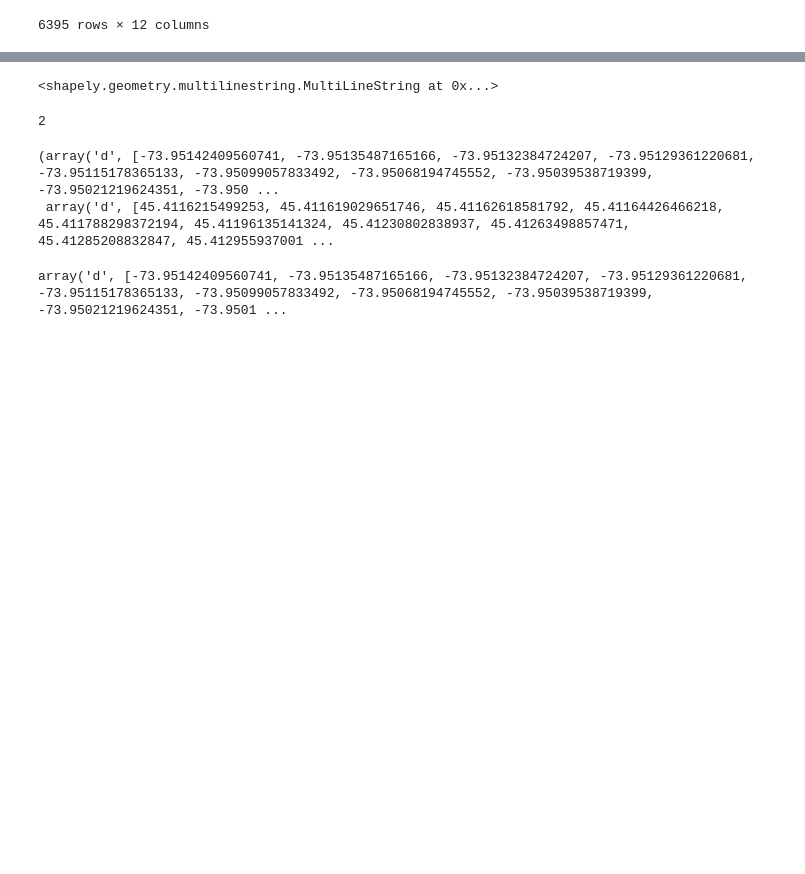
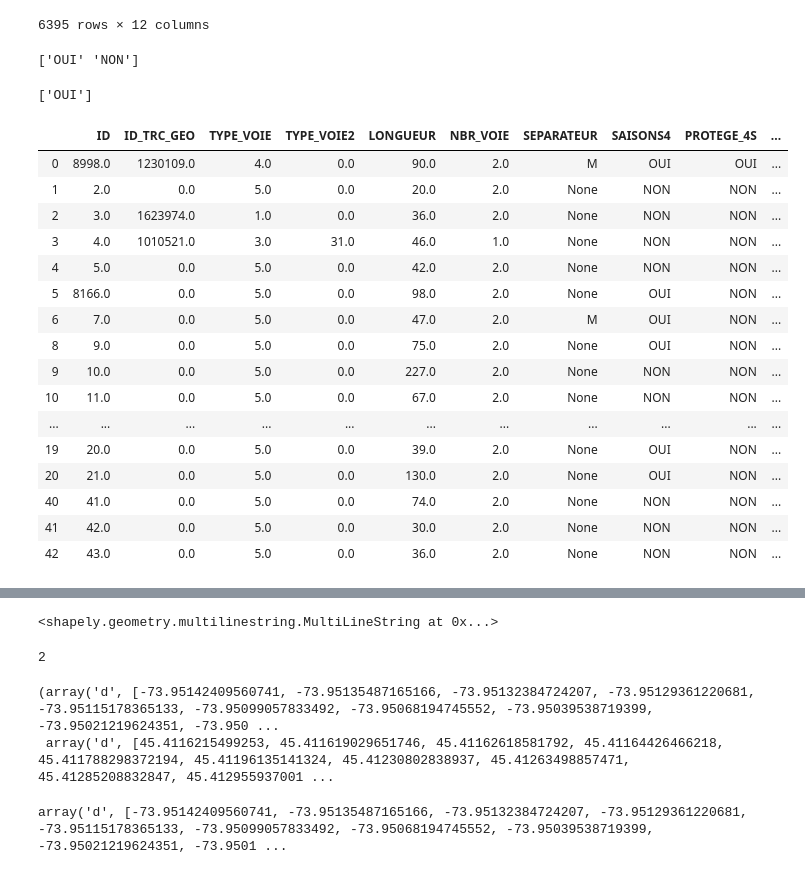
Before and after one commit to daviskia/ada-project-deep-penguin, a Jupyter notebook: BikePaths.ipynb, the cells around one changed output, grey strips where cells are left out. Saved outputs shown, nothing was run; the diff lists cells and outputs as text; code cells hidden in the pictures; blank space fills up the shorter version.

```diff
--- a/BikePaths.ipynb
+++ b/BikePaths.ipynb
@@ -30,3 +30,33 @@ bp
 | 6393 | 9057.0 | 9999.0 | 1.0 | 0.0 | 8.0 | 2.0 | M | NON | NON | ... |
 | 6394 | 9058.0 | 4012364.0 | 1.0 | 0.0 | 10.0 | 2.0 | M | NON | NON | ... |
 6395 rows × 12 columns
+# %%
+print(bp.Ville_MTL.unique())
+# %% [output]
+['OUI' 'NON']
+# %%
+bp = bp[bp['Ville_MTL']=='OUI']
+# %%
+print(bp.Ville_MTL.unique())
+# %% [output]
+['OUI']
+# %%
+bp[0:23]
+# %% [output]
+|  | ID | ID_TRC_GEO | TYPE_VOIE | TYPE_VOIE2 | LONGUEUR | NBR_VOIE | SEPARATEUR | SAISONS4 | PROTEGE_4S | ... |
+| 0 | 8998.0 | 1230109.0 | 4.0 | 0.0 | 90.0 | 2.0 | M | OUI | OUI | ... |
+| 1 | 2.0 | 0.0 | 5.0 | 0.0 | 20.0 | 2.0 | None | NON | NON | ... |
+| 2 | 3.0 | 1623974.0 | 1.0 | 0.0 | 36.0 | 2.0 | None | NON | NON | ... |
+| 3 | 4.0 | 1010521.0 | 3.0 | 31.0 | 46.0 | 1.0 | None | NON | NON | ... |
+| 4 | 5.0 | 0.0 | 5.0 | 0.0 | 42.0 | 2.0 | None | NON | NON | ... |
+| 5 | 8166.0 | 0.0 | 5.0 | 0.0 | 98.0 | 2.0 | None | OUI | NON | ... |
+| 6 | 7.0 | 0.0 | 5.0 | 0.0 | 47.0 | 2.0 | M | OUI | NON | ... |
+| 8 | 9.0 | 0.0 | 5.0 | 0.0 | 75.0 | 2.0 | None | OUI | NON | ... |
+| 9 | 10.0 | 0.0 | 5.0 | 0.0 | 227.0 | 2.0 | None | NON | NON | ... |
+| 10 | 11.0 | 0.0 | 5.0 | 0.0 | 67.0 | 2.0 | None | NON | NON | ... |
+| ... | ... | ... | ... | ... | ... | ... | ... | ... | ... | ... |
+| 19 | 20.0 | 0.0 | 5.0 | 0.0 | 39.0 | 2.0 | None | OUI | NON | ... |
+| 20 | 21.0 | 0.0 | 5.0 | 0.0 | 130.0 | 2.0 | None | OUI | NON | ... |
+| 40 | 41.0 | 0.0 | 5.0 | 0.0 | 74.0 | 2.0 | None | NON | NON | ... |
+| 41 | 42.0 | 0.0 | 5.0 | 0.0 | 30.0 | 2.0 | None | NON | NON | ... |
+| 42 | 43.0 | 0.0 | 5.0 | 0.0 | 36.0 | 2.0 | None | NON | NON | ... |
```
Also changed, not shown: parts of 8 cells of this notebook, 9 other files.
